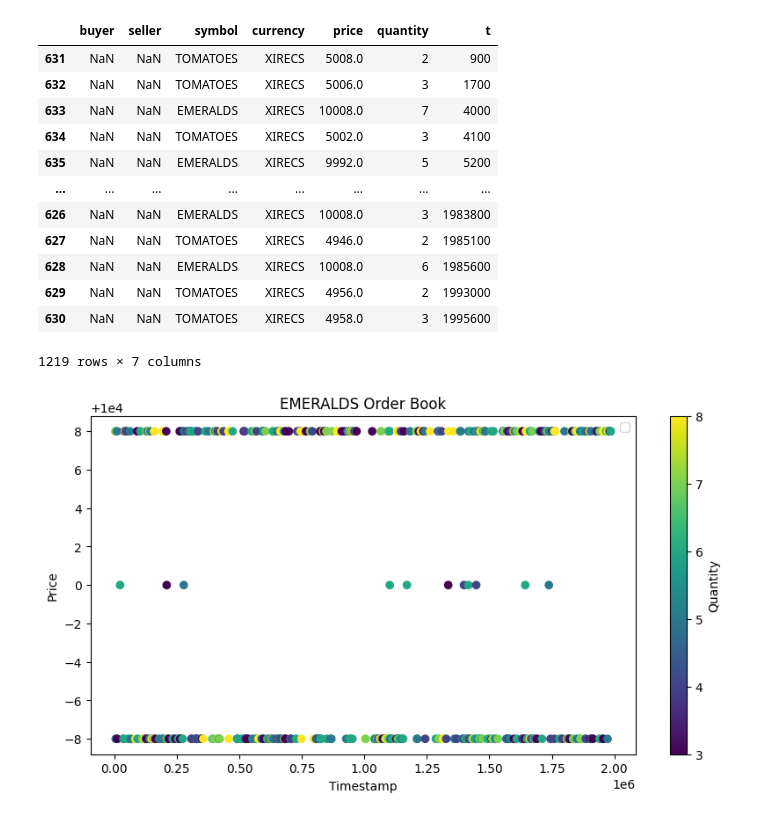
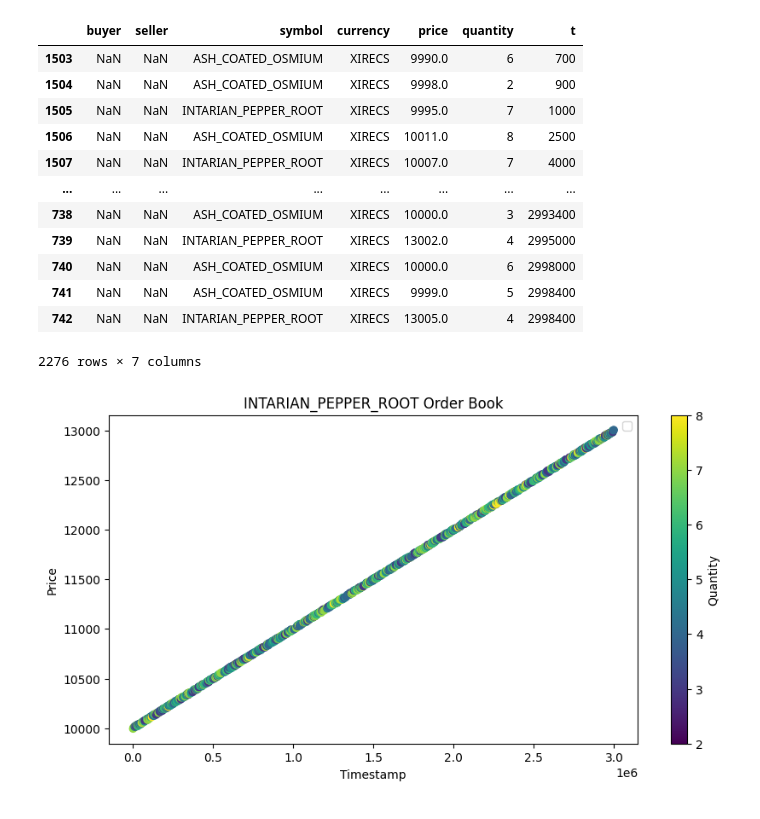
Before and after one commit to EduardCavasi/prosperity_imc, a Jupyter notebook: analysis.ipynb, the cells around one changed output. Cells and saved outputs as stored; diff of their text form; code cells hidden in the pictures.

```diff
--- a/analysis.ipynb
+++ b/analysis.ipynb
@@ -63,22 +63,22 @@ def convert_timestamps(df: pd.DataFrame) -> pd.DataFrame:
     """
     return df.assign(t=(df['day'] + 2) * 1_000_000 + df['timestamp']).drop(columns=['day', 'timestamp']).sort_values('t')
 # %%
-data = load_trading_data(data_folder='data', round_number=0, days=[-1, -2])
+data = load_trading_data(data_folder='data', round_number=1, days=[0, -1, -2])
 price_data = convert_timestamps(data['prices'])
 order_data = convert_timestamps(data['trades'])
 order_data
 # %% [output]
 |  | buyer | seller | symbol | currency | price | quantity | t |
-| 631 | NaN | NaN | TOMATOES | XIRECS | 5008.0 | 2 | 900 |
-| 632 | NaN | NaN | TOMATOES | XIRECS | 5006.0 | 3 | 1700 |
-| 633 | NaN | NaN | EMERALDS | XIRECS | 10008.0 | 7 | 4000 |
-| 634 | NaN | NaN | TOMATOES | XIRECS | 5002.0 | 3 | 4100 |
-| 635 | NaN | NaN | EMERALDS | XIRECS | 9992.0 | 5 | 5200 |
+| 1503 | NaN | NaN | ASH_COATED_OSMIUM | XIRECS | 9990.0 | 6 | 700 |
+| 1504 | NaN | NaN | ASH_COATED_OSMIUM | XIRECS | 9998.0 | 2 | 900 |
+| 1505 | NaN | NaN | INTARIAN_PEPPER_ROOT | XIRECS | 9995.0 | 7 | 1000 |
+| 1506 | NaN | NaN | ASH_COATED_OSMIUM | XIRECS | 10011.0 | 8 | 2500 |
+| 1507 | NaN | NaN | INTARIAN_PEPPER_ROOT | XIRECS | 10007.0 | 7 | 4000 |
 | ... | ... | ... | ... | ... | ... | ... | ... |
-| 626 | NaN | NaN | EMERALDS | XIRECS | 10008.0 | 3 | 1983800 |
-| 627 | NaN | NaN | TOMATOES | XIRECS | 4946.0 | 2 | 1985100 |
-| 628 | NaN | NaN | EMERALDS | XIRECS | 10008.0 | 6 | 1985600 |
-| 629 | NaN | NaN | TOMATOES | XIRECS | 4956.0 | 2 | 1993000 |
-| 630 | NaN | NaN | TOMATOES | XIRECS | 4958.0 | 3 | 1995600 |
+| 738 | NaN | NaN | ASH_COATED_OSMIUM | XIRECS | 10000.0 | 3 | 2993400 |
+| 739 | NaN | NaN | INTARIAN_PEPPER_ROOT | XIRECS | 13002.0 | 4 | 2995000 |
+| 740 | NaN | NaN | ASH_COATED_OSMIUM | XIRECS | 10000.0 | 6 | 2998000 |
+| 741 | NaN | NaN | ASH_COATED_OSMIUM | XIRECS | 9999.0 | 5 | 2998400 |
+| 742 | NaN | NaN | INTARIAN_PEPPER_ROOT | XIRECS | 13005.0 | 4 | 2998400 |
-1219 rows × 7 columns
+2276 rows × 7 columns
 # %%
@@ -87,18 +87,18 @@ tomatoes_data = get_product_data(price_data, "TOMATOES")
 # %%
-emeralds_orders = get_order_data_per_symbol(order_data, "EMERALDS")
-tomatoes_orders = get_order_data_per_symbol(order_data, "TOMATOES")
+ash_orders = get_order_data_per_symbol(order_data, "ASH_COATED_OSMIUM")
+pepper_orders = get_order_data_per_symbol(order_data, "INTARIAN_PEPPER_ROOT")
 # %%
 #plotting the data
 import matplotlib.pyplot as plt
 plt.figure(figsize=(10, 5))
-plt.scatter(emeralds_orders['t'], emeralds_orders['price'], c=emeralds_orders['quantity'], cmap='viridis')
+plt.scatter(pepper_orders['t'], pepper_orders['price'], c=pepper_orders['quantity'], cmap='viridis')
 plt.colorbar(label='Quantity')
 plt.xlabel('Timestamp')
 plt.ylabel('Price')
-plt.title('EMERALDS Order Book')
+plt.title('INTARIAN_PEPPER_ROOT Order Book')
 plt.legend()
 plt.show()
 # %% [output]
-[figure, old version]
+[figure, new version]
 # %%
 plt.figure(figsize = (25,15))
```
Also changed, not shown: parts of 2 cells of this notebook.
